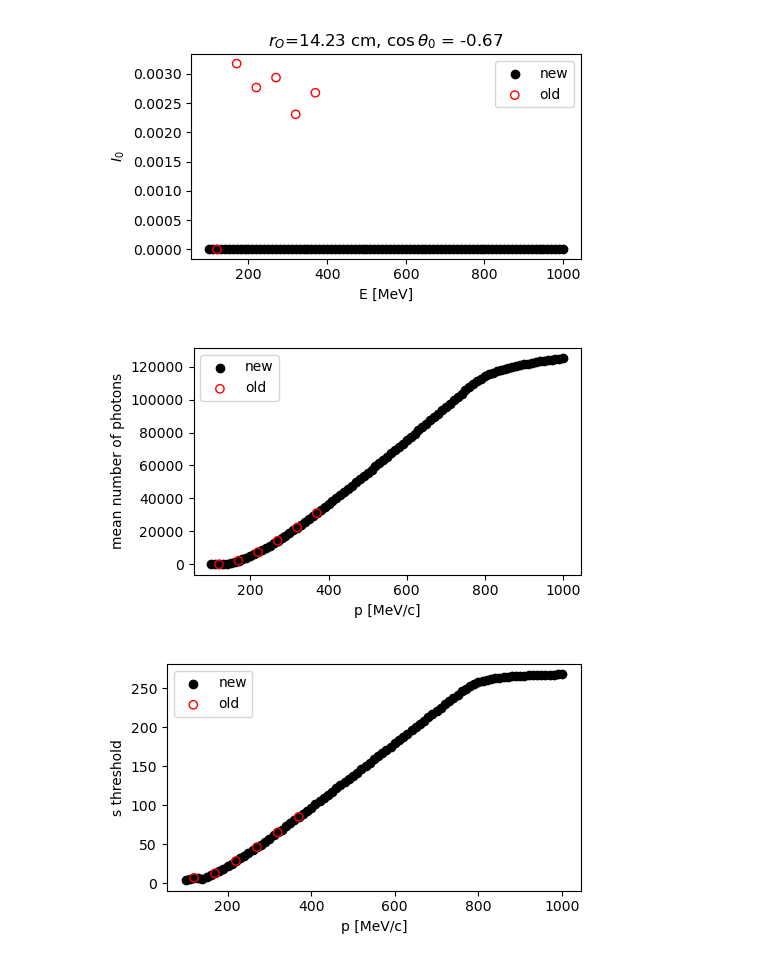
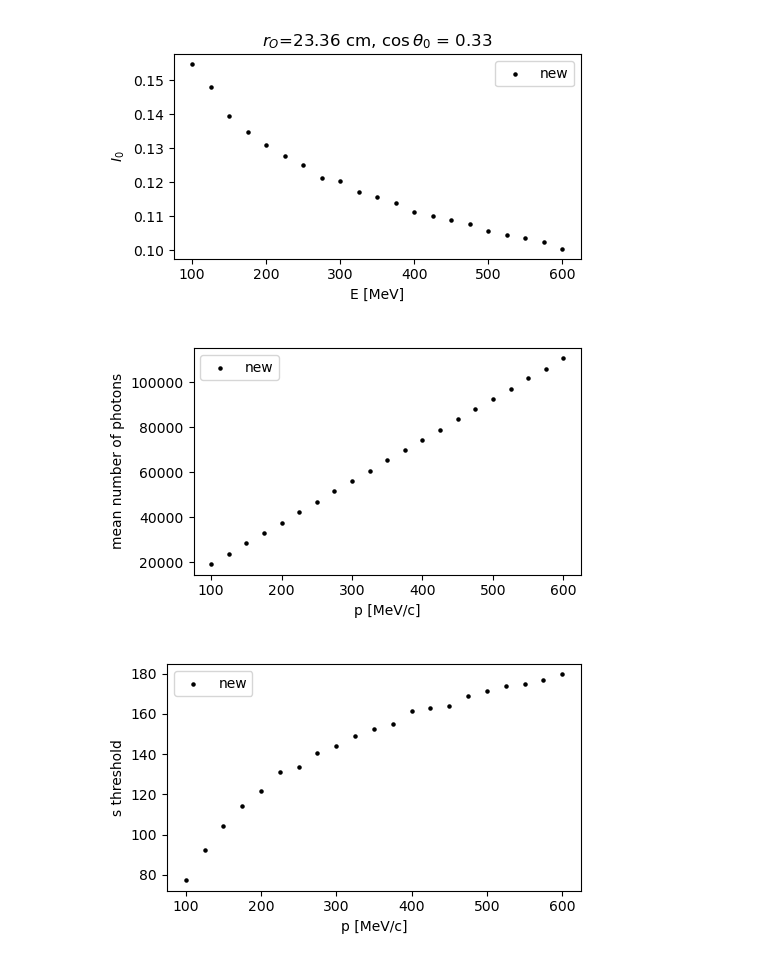
Before and after one commit to lolorestrepo/WCSimFQTuningTools, a Jupyter notebook: CProfiles/Analysis/integrals.ipynb, the cells around one changed output. Saved outputs shown, nothing was run; the diff lists cells and outputs as text; code cells hidden in the pictures.

```diff
--- a/CProfiles/Analysis/integrals.ipynb
+++ b/CProfiles/Analysis/integrals.ipynb
@@ -7,10 +7,10 @@ import matplotlib.pyplot as plt
 %matplotlib widget
 # %%
 # o stands for "old"
-ofname = os.path.expandvars("$LUSTRE/CProfiles_old/mu-/tuning/cprofiles_integrals.root")
-fname  = os.path.expandvars("$LUSTRE/CProfiles/mu-/tuning/unnormalized/cprofiles_integrals.root")
+ofname = os.path.expandvars("$LUSTRE/CProfiles_old/e-/tuning/cprofiles_integrals.root")
+fname  = os.path.expandvars("$LUSTRE/CProfiles/e-/tuning/cprofiles_integrals.root")
 
-of = uproot.open(ofname)
+# of = uproot.open(ofname)
 f  = uproot.open(fname)
 # %%
 n = 0
@@ -32,21 +32,21 @@ np.testing.assert_allclose(oth0bins, th0bins)
 # %%
 r0bin  = np.random.randint(len(r0bins)-1)
 th0bin = np.random.randint(len(th0bins)-1)
 
 plt.figure(figsize=[5, 3])
 
 plt.title(rf"$r_O$={round(r0bins[r0bin]/10, 2)} cm, $\cos \theta_0$ = {round(th0bins[th0bin], 2)}")
 
 es = (ebins[1:] + ebins[:-1])/2.
-plt.scatter(es, h[r0bin, th0bin], label="new", color="k")
+plt.scatter(es, h[r0bin, th0bin], label="new", color="k", s=5)
 
-es = (oebins[1:] + oebins[:-1])/2.
-plt.scatter(es, oh[r0bin, th0bin], label="old", edgecolor="red", c="none")
+# es = (oebins[1:] + oebins[:-1])/2.
+# plt.scatter(es, oh[r0bin, th0bin], label="old", edgecolor="red", c="none", s=5)
 
 plt.xlabel("E [MeV]")
 plt.ylabel(rf"$I_{n}$")
 plt.legend()
 plt.tight_layout()
 # %% [output]
-[figure, old version]
+[figure, new version]
 # %%
@@ -56,30 +56,30 @@ oiso, oebins = of["I_iso_2"].to_numpy()
 # np.testing.assert_allclose(oiso, iso)
 # %%
 e, nph   = f["gNphot"] .values()
-oe, onph = of["gNphot"].values()
+# oe, onph = of["gNphot"].values()
 
 #np.testing.assert_allclose(oe, e)
 #np.testing.assert_allclose(onph, nph)
 
 plt.figure(figsize=[5, 3])
-plt.scatter( e,  nph, label="new", color="k")
-plt.scatter(oe, onph, label="old", edgecolor="red", c="none")
+plt.scatter( e,  nph, label="new", color="k", s=5)
+# plt.scatter(oe, onph, label="old", edgecolor="red", c="none", s=5)
 plt.legend()
 plt.xlabel("p [MeV/c]")
 plt.ylabel("mean number of photons")
 plt.tight_layout()
 # %% [output]
-[figure, old version]
+[figure, new version]
 # %%
 e, sth   = f["gsthr"] .values()
-oe, osth = of["gsthr"].values()
+# oe, osth = of["gsthr"].values()
 
 plt.figure(figsize=[5, 3])
-plt.scatter( e,  sth, label="new", color="k")
-plt.scatter(oe, osth, label="old", edgecolor="red", c="none")
+plt.scatter( e,  sth, label="new", color="k", s=5)
+# plt.scatter(oe, osth, label="old", edgecolor="red", c="none", s=5)
 plt.legend()
 plt.xlabel("p [MeV/c]")
 plt.ylabel("s threshold")
 plt.tight_layout()
 # %% [output]
-[figure, old version]
+[figure, new version]
```
Also changed, not shown: parts of 2 cells of this notebook, 18 other files.
